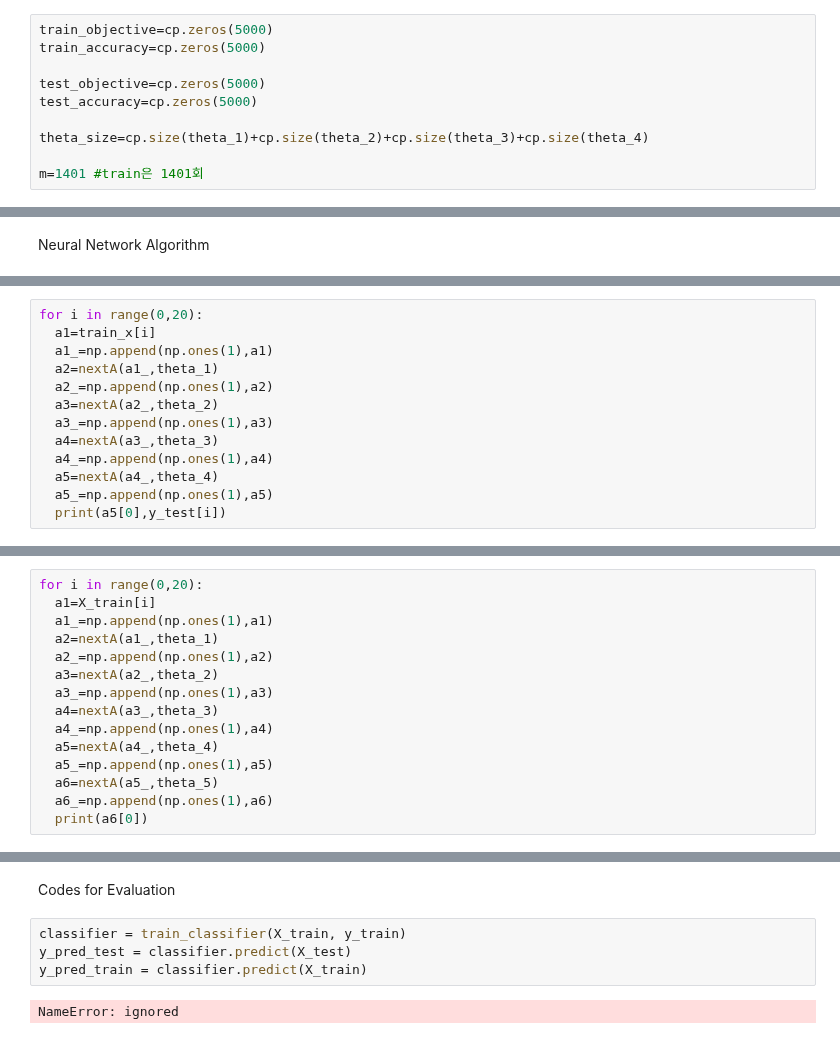
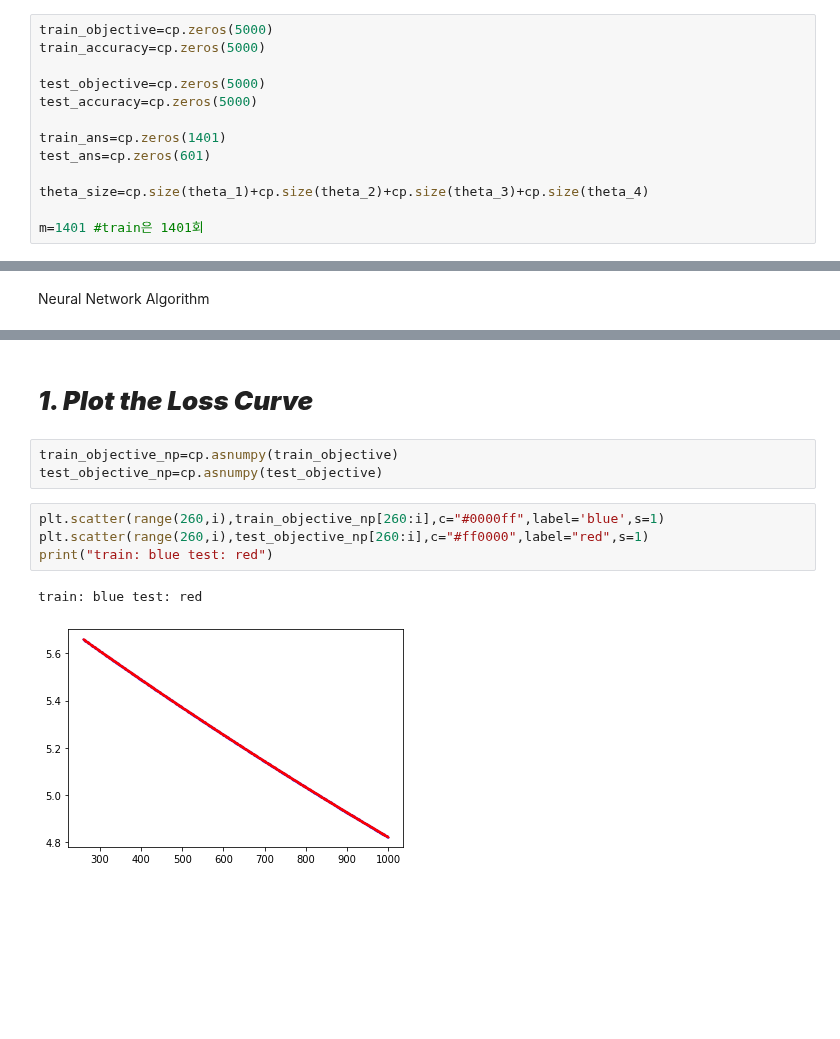
Before and after one commit to crescent98/machinelearning35911, a Jupyter notebook: assignment11_gpu.ipynb, the cells around one changed output, grey strips where cells are left out. Cells and saved outputs as stored; diff of their text form; blank space fills up the shorter version.

```diff
--- a/assignment11_gpu.ipynb
+++ b/assignment11_gpu.ipynb
@@ -192,6 +131,9 @@ train_accuracy=cp.zeros(5000)
 test_objective=cp.zeros(5000)
 test_accuracy=cp.zeros(5000)
 
+train_ans=cp.zeros(1401)
+test_ans=cp.zeros(601)
+
 theta_size=cp.size(theta_1)+cp.size(theta_2)+cp.size(theta_3)+cp.size(theta_4)
 
 m=1401 #train은 1401회
@@ -320,13 +257,0 @@ a5_=np.append(np.ones(1),a5)
-# %%
-for i in range(0,20):
-  a1=train_x[i]
-  a1_=np.append(np.ones(1),a1)
-  a2=nextA(a1_,theta_1)
-  a2_=np.append(np.ones(1),a2)
-  a3=nextA(a2_,theta_2)
-  a3_=np.append(np.ones(1),a3)
-  a4=nextA(a3_,theta_3)
-  a4_=np.append(np.ones(1),a4)
-  a5=nextA(a4_,theta_4)
-  a5_=np.append(np.ones(1),a5)
-  print(a5[0],y_test[i])
@@ -354,15 +257,0 @@ for i in range(0,20):
-# %%
-for i in range(0,20):
-  a1=X_train[i]
-  a1_=np.append(np.ones(1),a1)
-  a2=nextA(a1_,theta_1)
-  a2_=np.append(np.ones(1),a2)
-  a3=nextA(a2_,theta_2)
-  a3_=np.append(np.ones(1),a3)
-  a4=nextA(a3_,theta_3)
-  a4_=np.append(np.ones(1),a4)
-  a5=nextA(a4_,theta_4)
-  a5_=np.append(np.ones(1),a5)
-  a6=nextA(a5_,theta_5)
-  a6_=np.append(np.ones(1),a6)
-  print(a6[0])
@@ -390,8 +258,12 @@ for i in range(0,20):
-# %% [markdown]
-Codes for Evaluation
-# %%
-classifier = train_classifier(X_train, y_train)
-y_pred_test = classifier.predict(X_test)
-y_pred_train = classifier.predict(X_train)
-# %% [output]
-NameError: ignored
+# %% [markdown]
+# ***1. Plot the Loss Curve***
+# %%
+train_objective_np=cp.asnumpy(train_objective)
+test_objective_np=cp.asnumpy(test_objective)
+# %%
+plt.scatter(range(260,i),train_objective_np[260:i],c="#0000ff",label='blue',s=1)
+plt.scatter(range(260,i),test_objective_np[260:i],c="#ff0000",label="red",s=1)
+print("train: blue test: red")
+# %% [output]
+train: blue test: red
+[figure, added]
```
Also changed, not shown: parts of 24 cells of this notebook.
